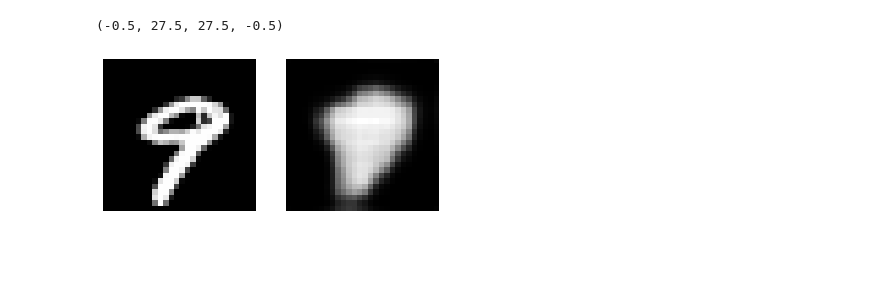
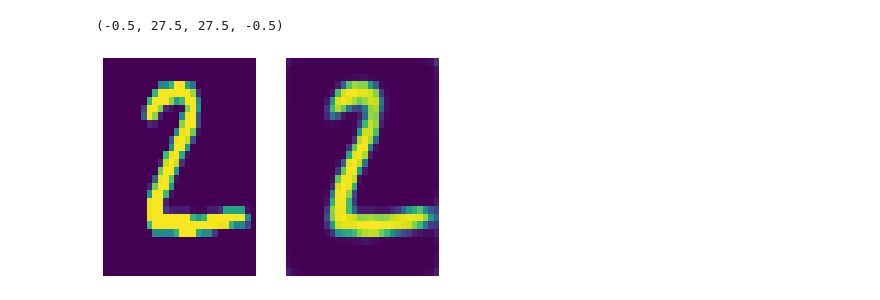
Before and after one commit to shivamsouravjha/Auto_encoder, a Jupyter notebook: autoencoder.ipynb, the cells around one changed output. Drawn from its saved outputs; the diff is of its cells as text; code cells hidden in the pictures; blank space fills up the shorter version.

```diff
--- a/autoencoder.ipynb
+++ b/autoencoder.ipynb
@@ -8,31 +8,31 @@ from keras.datasets import mnist
 import numpy as np
 from keras.callbacks import TensorBoard
 import matplotlib.pyplot as plt
+from keras.layers import Input, Add, Dense, Activation, ZeroPadding2D, BatchNormalization, Flatten, Conv2D, AveragePooling2D, MaxPooling2D, GlobalMaxPooling2D
 
 input_img = Input(shape=(28,28,1))
 #encoding
-x = Conv2D(32, (3, 3), activation='relu', padding='same')(input_img)
-x = MaxPooling2D((2, 2), padding='same')(x)
+x1 = Conv2D(16, (3, 3), activation='relu', padding='same')(input_img)
+m1= MaxPooling2D((2, 2), padding='same')(x1)
 
 
-x = Conv2D(16, (3, 3), activation='relu', padding='same')(x)
-x = MaxPooling2D((2, 2), padding='same')(x)
-
-x = Conv2D(8, (3, 3), activation='relu', padding='same')(x)
-encoded = MaxPooling2D((2, 2), padding='same')(x)
-
-#decoding
-x = Conv2D(8, (3, 3), activation='relu', padding='same')(encoded)
-x = UpSampling2D((2, 2))(x)
-
-x = Conv2D(16, (3, 3), activation='relu', padding='same')(x)
-x = UpSampling2D((2, 2))(x)
+x2 = Conv2D(8, (3, 3), activation='relu', padding='same')(m1)
+encoded = MaxPooling2D((2, 2), padding='same')(x2)
 
 
-x = Conv2D(32, (3, 3), activation='relu')(x)
-x = UpSampling2D((2, 2))(x)
 
-decoded = Conv2D(1, (3, 3), activation='sigmoid', padding='same')(x)
+
+y5 = Conv2D(8, (3, 3), activation='relu', padding='same')(encoded)
+y6 = UpSampling2D((2, 2))(y5)
+
+y7= Add()([x2, y6])
+
+y8 = Conv2D(16, (3, 3), activation='relu', padding='same')(y7)
+y9 = UpSampling2D((2, 2))(y8)
+
+y4= Add()([x1, y9])
+
+decoded = Conv2D(1, (3, 3), activation='sigmoid', padding='same')(y4)
 
 autoencoder = Model(input_img, decoded)
 autoencoder.compile(optimizer='adadelta', loss='binary_crossentropy')
@@ -75,13 +80,11 @@ Epoch 50/50
 # %%
 img_size = 28
 plt.subplot(1,2,1)
-plt.imshow(x_test[9].reshape(img_size,img_size))
-plt.gray()
+plt.imshow(x_test[1].reshape(img_size,img_size),aspect='auto')
 plt.axis('off')
 plt.subplot(1,2,2)
-plt.imshow(decoded_imgs[9].reshape(img_size,img_size))
-plt.gray()
+plt.imshow(decoded_imgs[1].reshape(img_size,img_size),aspect='auto')
 plt.axis('off')
 # %% [output]
 (-0.5, 27.5, 27.5, -0.5)
-[figure, old version]
+[figure, new version]
```
Also changed, not shown: parts of 2 cells of this notebook.
